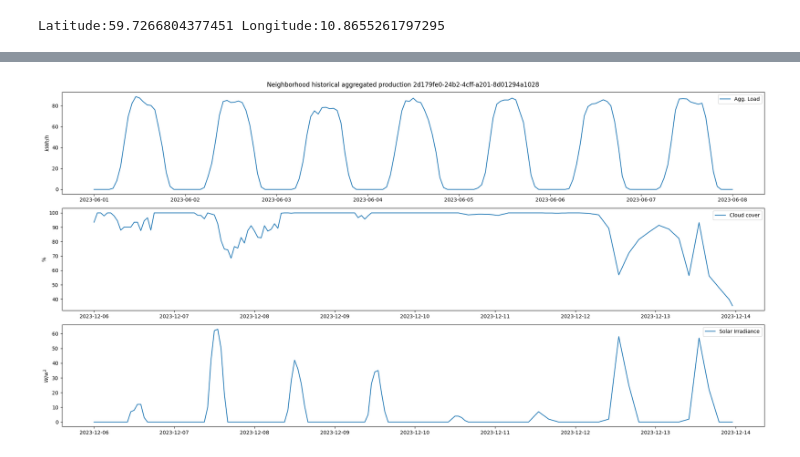
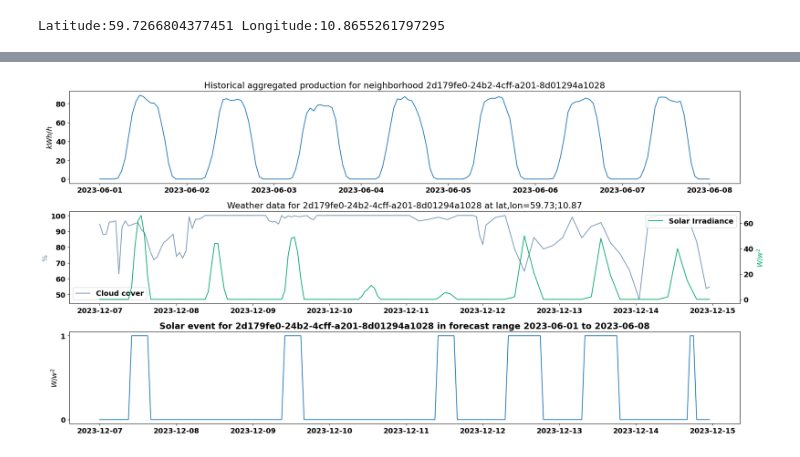
Before and after one commit to pmaree/Norgesnett, a Jupyter notebook: sandbox/notebook/peak_load_shaving.ipynb, the cells around one changed output, grey strips where cells are left out. Drawn from its saved outputs; the diff is of its cells as text; code cells hidden in the pictures.

```diff
--- a/sandbox/notebook/peak_load_shaving.ipynb
+++ b/sandbox/notebook/peak_load_shaving.ipynb
@@ -8,6 +9,8 @@ from lib.weather_api import query_weather
 # %%
 PATH = os.getcwd()
 time_format = '%Y-%m-%dT%H:%M:%S'
+# %%
+matplotlib.rcParams.update({'font.size': 14, 'font.family':'sans serif'})
 # %%
 def print_df(df: pl.DataFrame, sort_by: str, n:int):
     with pl.Config() as cfg:
@@ -119,3 +123,17 @@ df_envelope = (df_envelope.with_columns(pl.col('fromTime').dt.strftime(time_form
 # %%
 with open('../data/spark_asset_event_v2.json','w+') as fp:
     json.dump([row for row in df_envelope.iter_rows(named=True)],fp)
+# %%
+weather_df = weather_df\
+    .with_columns(pl.col('timestamp').alias('from_time'),
+                  (pl.col('timestamp')+timedelta(hours=1)).alias('to_time'),
+                  ((100-pl.col('cloudcover'))*pl.col('solarradiation')).alias('production_potential')
+                  )\
+    .with_columns(pl.when(pl.col('production_potential')>0)
+                  .then(pl.lit('1'))
+                  .otherwise(pl.lit('0'))
+                  .alias('solar_surplus')
+                  ) \
+    .select(['from_time','to_time','humidity', 'cloudcover', 'solarradiation','solar_surplus']).sort(by='from_time', descending=False)
+
+print(weather_df)
@@ -122,24 +164,27 @@ with open('../data/spark_asset_event_v2.json','w+') as fp:
 # %%
 neighborhood_id = '2d179fe0-24b2-4cff-a201-8d01294a1028'
 fig, ax = plt.subplots(3,1, figsize=(20,10))
 
 ax[0].plot(df['fromTime'], df['p_prod_sum_kwh'], label='Agg. Load')
-ax[1].plot(weather_df['timestamp'], weather_df['cloudcover'],label='Cloud cover')
-ax[2].plot(weather_df['timestamp'], weather_df['solarradiation'], label='Solar Irradiance')
+ax[0].set_ylabel('$kWh/h$')
+ax[0].set_title(f'Historical aggregated production for neighborhood {neighborhood_id}')
 
+ax[1].plot(weather_df['from_time'], weather_df['cloudcover'],label='Cloud cover',color='#7393B3')
+ax[1].set_ylabel('%',color='#7393B3')
+ax[1].legend()
+ax[1].set_title(f'Weather data for {neighborhood_id} at lat,lon={round(latitude,2)};{round(longitude,2)}')
 
-ax[0].set_ylabel('$kWh/h$')
-ax[0].legend()
+ax1_dual = ax[1].twinx()
+ax1_dual.plot(weather_df['from_time'], weather_df['solarradiation'], label='Solar Irradiance',color='#00A86B')
+ax1_dual.set_ylabel('$W/w^2$',color='#00A86B')
+ax1_dual.legend()
 
-ax[1].set_ylabel('%')
-ax[1].legend()
+ax[2].plot(weather_df['from_time'], weather_df['solar_surplus'], label='Incentive')
+ax[2].set_ylabel('$W/w^2$')
+ax[2].set_title(f'Solar event for {neighborhood_id} in forecast range {from_date.date()} to {(from_date+timedelta(days=forecast_range)).date()}',fontweight='bold')
 
-ax[2].set_ylabel('$W/w^2$')
-ax[2].legend()
-
-plt.suptitle(f'Neighborhood historical aggregated production {neighborhood_id}')
 fig.tight_layout()
 plt.savefig('../figures/forecaster2asset_event_v1.png')
 # %% [output]
-[figure, old version]
+[figure, new version]
 # %%
```
Also changed, not shown: parts of 5 cells of this notebook.
